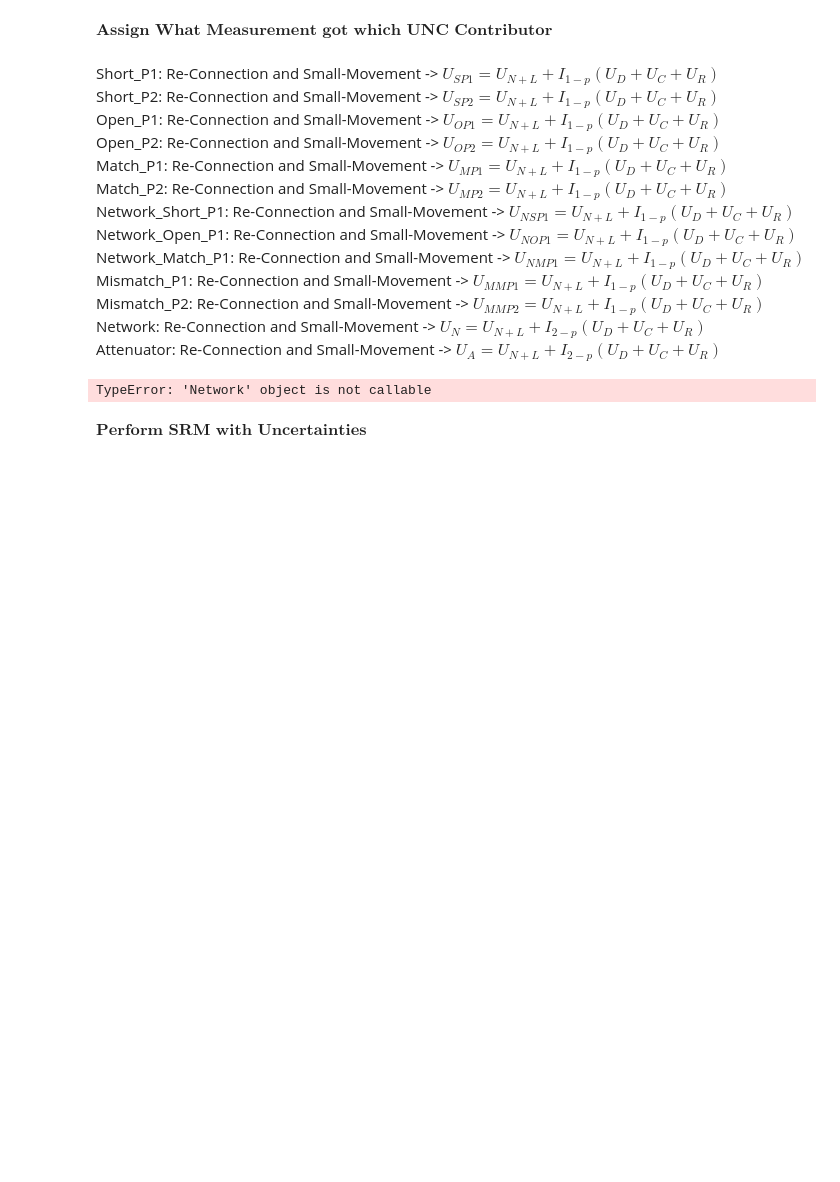
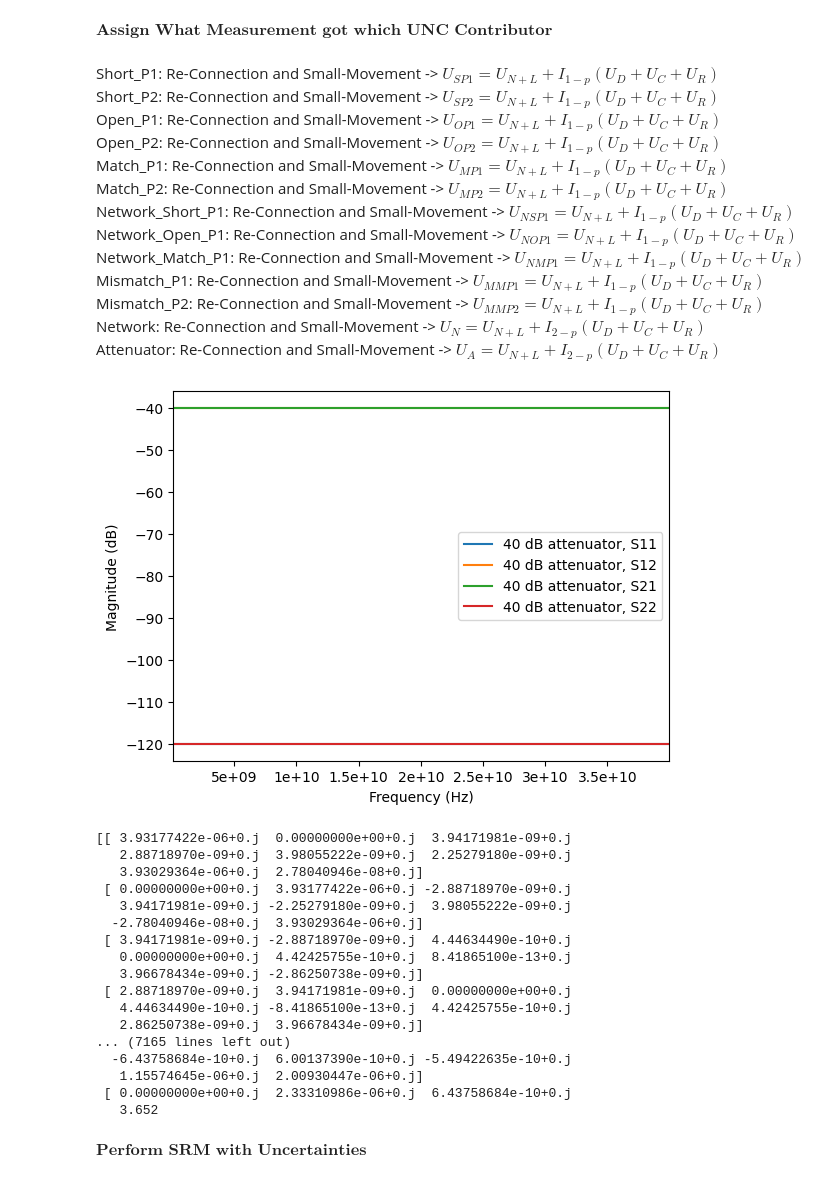
Before and after one commit to leb99-tug/SRM-linear-uncertainty-propagation, a Jupyter notebook: Example_Koax.ipynb, the cells around one changed output. Drawn from its saved outputs; the diff is of its cells as text; code cells hidden in the pictures; blank space fills up the shorter version.

```diff
--- a/Example_Koax.ipynb
+++ b/Example_Koax.ipynb
@@ -318,21 +318,43 @@ for i in range(len(freq)):
 # %%
 # Network (full 2-port measurement): inverse-propagate D/C/R contributors on both ports through
 # the error boxes, treating the network itself as an ideal thru (mid_S=None), then forward-propagate
 # N_L to get the 8x8 real covariance (Re/Im of S11, S21, S12, S22) of this raw measurement.
 P = np.array([[0,1],[1,0]])  # port-swap matrix, used to mirror port-A contributors onto port B
 
 atten = create_attenuator(att_db=40.0, frequency=short_p1.frequency)
+atten.plot_s_db()
+plt.show()
 
 unc_dut = np.zeros((len(freq),8,8),dtype=complex)
 for i in range(len(freq)):
     Da, Ca, Ra = D[i], C[i], R[i]               # Port-A
     Db, Cb, Rb = D[i], C[i], R[i]               # Port-B
     Db = P @ Db @ P                     # Port-B- is flipped
-    m = inv_propagate_all_contributors([Da, Ca, Ra], [Rb, Cb, Db],a[i], b[i], k[i],mid_S=atten.s)
+    m = inv_propagate_all_contributors([Da, Ca, Ra], [Rb, Cb, Db],a[i], b[i], k[i],mid_S=atten.s[i])
     m_tot = forward_two_port([N_L[i]],m)
     unc_dut[i] = cov_of_2x2(m_tot)
+    print(unc_dut[i])
+
+#print(unc_dut)
 # %% [output]
+[figure, added]
-TypeError: 'Network' object is not callable
+[[ 3.93177422e-06+0.j  0.00000000e+00+0.j  3.94171981e-09+0.j
+   2.88718970e-09+0.j  3.98055222e-09+0.j  2.25279180e-09+0.j
+   3.93029364e-06+0.j  2.78040946e-08+0.j]
+ [ 0.00000000e+00+0.j  3.93177422e-06+0.j -2.88718970e-09+0.j
+   3.94171981e-09+0.j -2.25279180e-09+0.j  3.98055222e-09+0.j
+  -2.78040946e-08+0.j  3.93029364e-06+0.j]
+ [ 3.94171981e-09+0.j -2.88718970e-09+0.j  4.44634490e-10+0.j
+   0.00000000e+00+0.j  4.42425755e-10+0.j  8.41865100e-13+0.j
+   3.96678434e-09+0.j -2.86250738e-09+0.j]
+ [ 2.88718970e-09+0.j  3.94171981e-09+0.j  0.00000000e+00+0.j
+   4.44634490e-10+0.j -8.41865100e-13+0.j  4.42425755e-10+0.j
+   2.86250738e-09+0.j  3.96678434e-09+0.j]
+... (7165 lines left out)
+  -6.43758684e-10+0.j  6.00137390e-10+0.j -5.49422635e-10+0.j
+   1.15574645e-06+0.j  2.00930447e-06+0.j]
+ [ 0.00000000e+00+0.j  2.33310986e-06+0.j  6.43758684e-10+0.j
+   3.652
 # %% [markdown]
 $\textbf{Perform SRM with Uncertainties}$
 # %%
```
Also changed, not shown: parts of 2 cells of this notebook, 3 other files.
